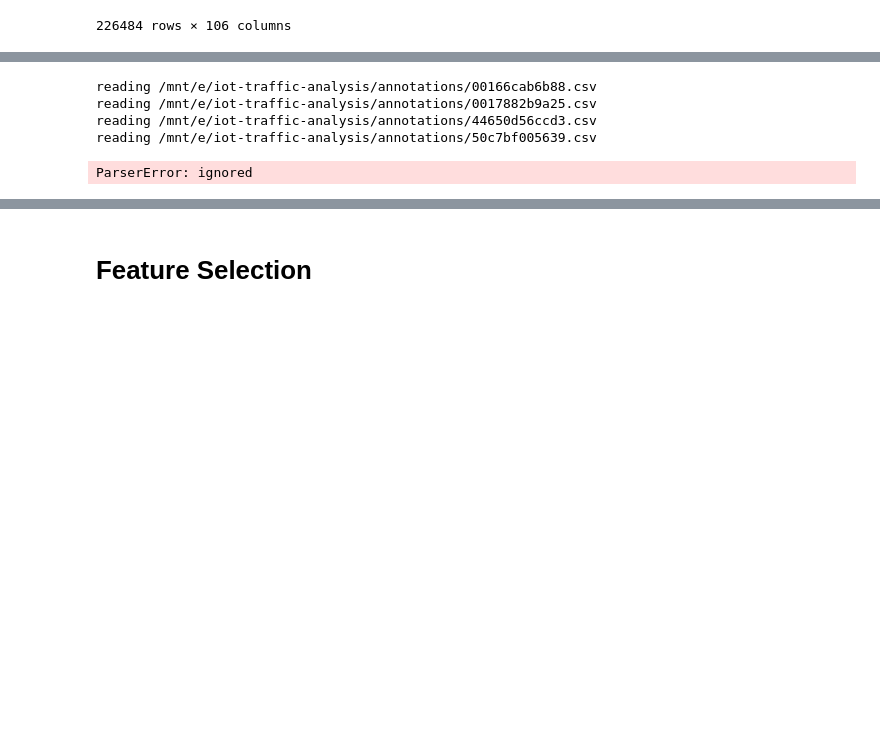
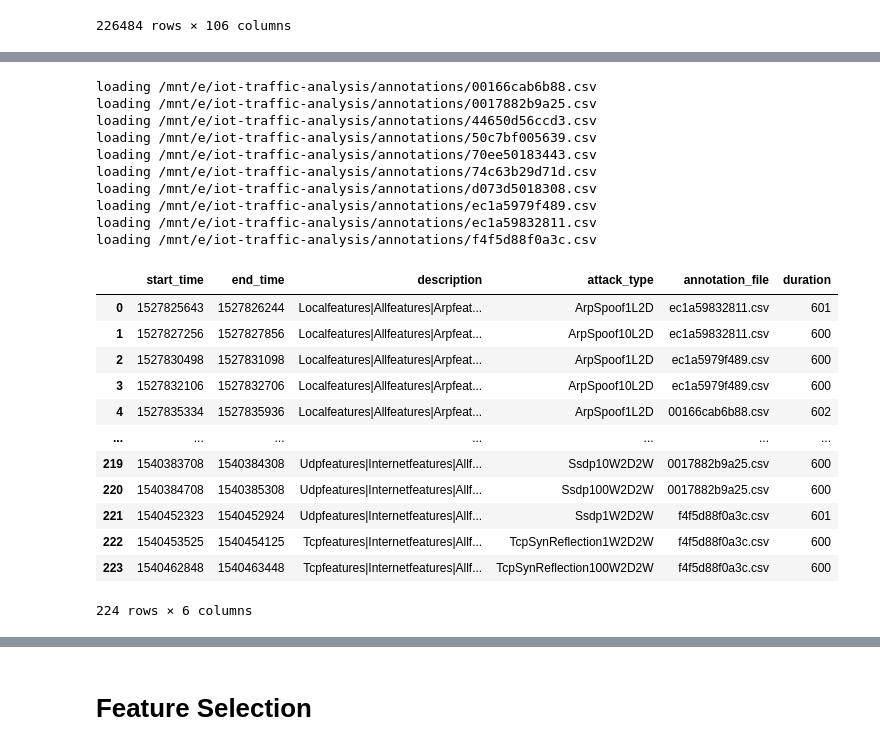
Before and after one commit to ArifulIslamPreence/IoT-TCP-Attack-detection, a Jupyter notebook: IoT_Traffic_Analysis_Tranalyzer.ipynb, the cells around one changed output, grey strips where cells are left out. Saved outputs shown, nothing was run; the diff lists cells and outputs as text; code cells hidden in the pictures; blank space fills up the shorter version.

```diff
--- a/IoT_Traffic_Analysis_Tranalyzer.ipynb
+++ b/IoT_Traffic_Analysis_Tranalyzer.ipynb
@@ -91,23 +97,48 @@ Current Directory:/mnt/e/iot-traffic-analysis
 # %%
 import os
 import glob
 
-# TODO investigate *-packet-anomaly.txt files - I'm not sure what they are for
 file_pattern = '*.csv'
 glob_path = os.path.join(os.getcwd(), 'annotations', file_pattern)
 file_list = glob.glob(glob_path)
 
 li = []
 for filepath in file_list:
-    print(f"reading {filepath}")
-    df = pd.read_csv(filepath, index_col=None, delimiter=',')
+    print(f"loading {filepath}")
+    df = pd.read_csv(filepath, index_col=None, delimiter=',', header=0, names=[
+      'start_time', 'end_time', 'description', 'attack_type'])
+
+    filename = os.path.basename(filepath)
+    df['annotation_file'] = filename
     li.append(df)
 
-attack_info = pd.concat(li, axis=0, ignore_index=True)
-attack_flows
+known_attacks = pd.concat(li, axis=0, ignore_index=True)
+# Convert time units to match tranalyzer
+# known_attacks[['start_time', 'end_time']] = known_attacks[['start_time', 'end_time']].apply(lambda x: x * 1000)
+known_attacks.sort_values(by=['start_time'], inplace=True, ignore_index=True)
+known_attacks["duration"] = known_attacks['end_time'] - known_attacks['start_time']
+known_attacks
 # %% [output]
-reading /mnt/e/iot-traffic-analysis/annotations/00166cab6b88.csv
-reading /mnt/e/iot-traffic-analysis/annotations/0017882b9a25.csv
-reading /mnt/e/iot-traffic-analysis/annotations/44650d56ccd3.csv
-reading /mnt/e/iot-traffic-analysis/annotations/50c7bf005639.csv
+loading /mnt/e/iot-traffic-analysis/annotations/00166cab6b88.csv
+loading /mnt/e/iot-traffic-analysis/annotations/0017882b9a25.csv
+loading /mnt/e/iot-traffic-analysis/annotations/44650d56ccd3.csv
+loading /mnt/e/iot-traffic-analysis/annotations/50c7bf005639.csv
+loading /mnt/e/iot-traffic-analysis/annotations/70ee50183443.csv
+loading /mnt/e/iot-traffic-analysis/annotations/74c63b29d71d.csv
+loading /mnt/e/iot-traffic-analysis/annotations/d073d5018308.csv
+loading /mnt/e/iot-traffic-analysis/annotations/ec1a5979f489.csv
+loading /mnt/e/iot-traffic-analysis/annotations/ec1a59832811.csv
+loading /mnt/e/iot-traffic-analysis/annotations/f4f5d88f0a3c.csv
+|  | start_time | end_time | description | attack_type | annotation_file | duration |
+| 0 | 1527825643 | 1527826244 | Localfeatures|Allfeatures|Arpfeat... | ArpSpoof1L2D | ec1a59832811.csv | 601 |
+| 1 | 1527827256 | 1527827856 | Localfeatures|Allfeatures|Arpfeat... | ArpSpoof10L2D | ec1a59832811.csv | 600 |
+| 2 | 1527830498 | 1527831098 | Localfeatures|Allfeatures|Arpfeat... | ArpSpoof1L2D | ec1a5979f489.csv | 600 |
+| 3 | 1527832106 | 1527832706 | Localfeatures|Allfeatures|Arpfeat... | ArpSpoof10L2D | ec1a5979f489.csv | 600 |
+| 4 | 1527835334 | 1527835936 | Localfeatures|Allfeatures|Arpfeat... | ArpSpoof1L2D | 00166cab6b88.csv | 602 |
+| ... | ... | ... | ... | ... | ... | ... |
+| 219 | 1540383708 | 1540384308 | Udpfeatures|Internetfeatures|Allf... | Ssdp10W2D2W | 0017882b9a25.csv | 600 |
+| 220 | 1540384708 | 1540385308 | Udpfeatures|Internetfeatures|Allf... | Ssdp100W2D2W | 0017882b9a25.csv | 600 |
+| 221 | 1540452323 | 1540452924 | Udpfeatures|Internetfeatures|Allf... | Ssdp1W2D2W | f4f5d88f0a3c.csv | 601 |
+| 222 | 1540453525 | 1540454125 | Tcpfeatures|Internetfeatures|Allf... | TcpSynReflection1W2D2W | f4f5d88f0a3c.csv | 600 |
+| 223 | 1540462848 | 1540463448 | Tcpfeatures|Internetfeatures|Allf... | TcpSynReflection100W2D2W | f4f5d88f0a3c.csv | 600 |
-ParserError: ignored
+224 rows × 6 columns
```
Also changed, not shown: parts of 2 cells of this notebook.
